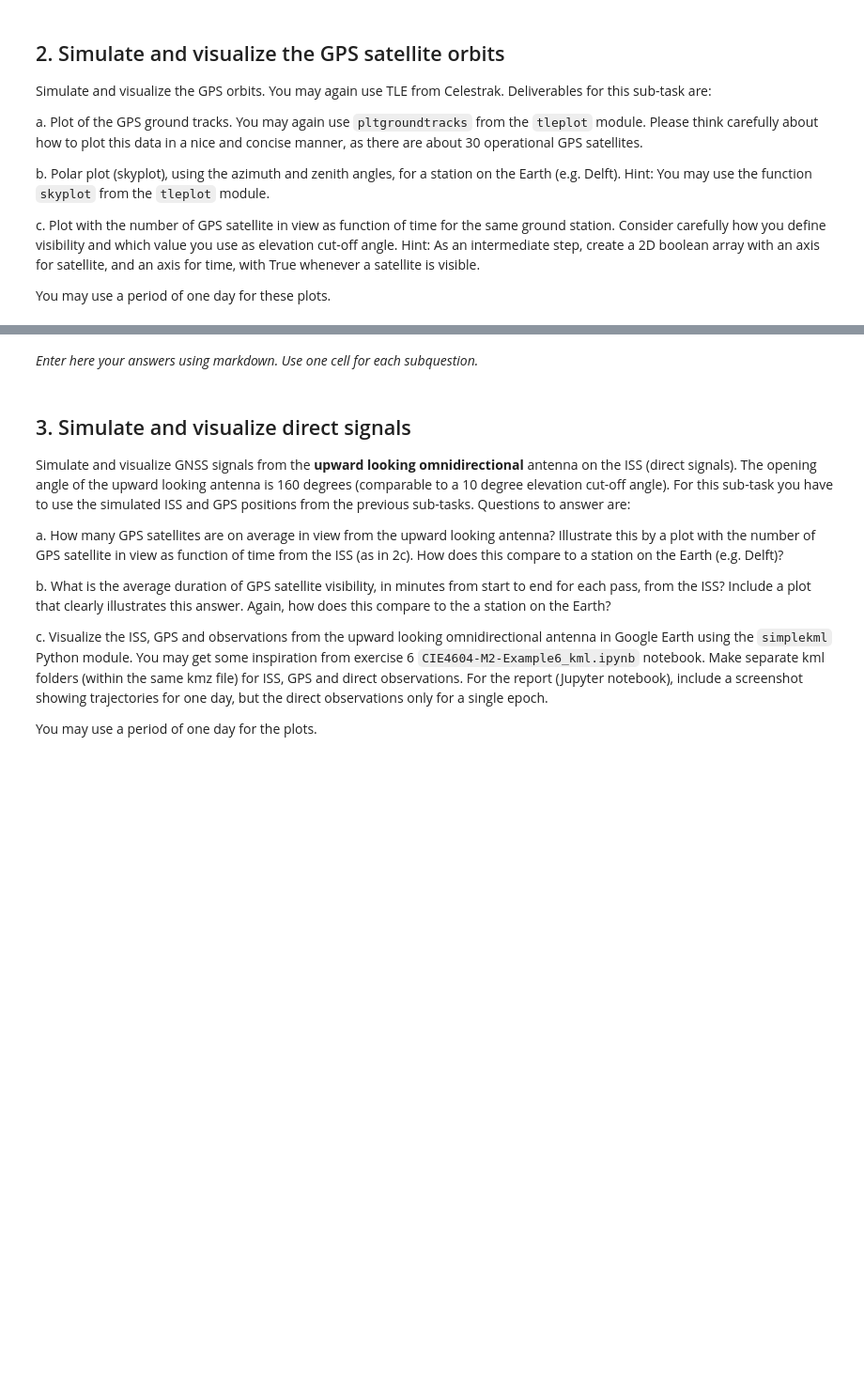
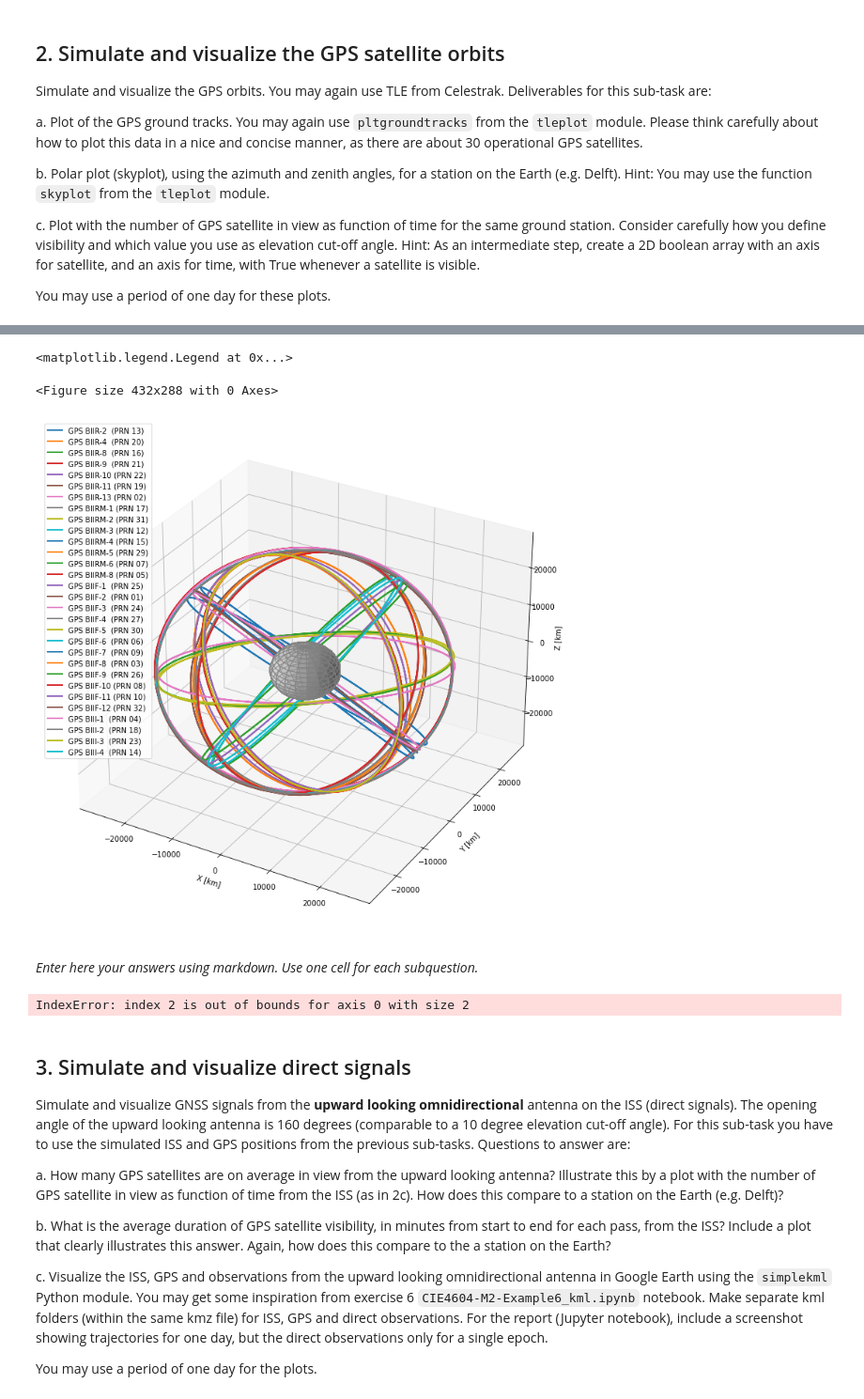
Before and after one commit to mlinds/sim_vis, a Jupyter notebook: assignment2/Assignment2Template.ipynb, the cells around one changed output, grey strips where cells are left out. Shown at 94% size. Cells and saved outputs as stored; diff of their text form; code cells hidden in the pictures; blank space fills up the shorter version.

```diff
--- a/assignment2/Assignment2Template.ipynb
+++ b/assignment2/Assignment2Template.ipynb
@@ -110,5 +115,43 @@ You may use a period of one day for these plots.
+# %%
+plt.clf()
+fig = plt.figure("3D satellite orbit (ECI)",figsize=(20,10), tight_layout=True)
+ax = fig.add_subplot(121, projection='3d')
+for sat in gpsERS:
+    t = tle.tledatenum(['2021-11-15 0:00:00', 24*60 ,1])
+    xsat,vsat = tle.tle2vec(gpsERS,t,sat.name)
+    xsate,vsate = crs.eci2ecef(t,xsat=xsat,vsat=vsat)
+    # modified the plot_orbit_3d to pass extra parameters to the plt.plot() that actually adds the lines.
+    tle.plot_orbit_3D(ax,xsat,label=sat.name)
+
+plt.legend()
+# %% [output]
+<matplotlib.legend.Legend at 0x...>
+<Figure size 432x288 with 0 Axes>
+[figure, added]
 # %% [markdown]
 *Enter here your answers using markdown. Use one cell for each subquestion.*
+# %%
+nepo = t.shape[0]
+ngps = len(gpsERS)
+zgps = np.full([nepo,ngps],np.nan)
+agps = np.full([nepo,ngps],np.nan)
+
+latlon = np.radians([ 52, 4.8 ])
+xobje = 6378136 * [ np.cos(latlon[1]) * np.cos(latlon[2]) ,
+    np.cos(latlon[1]) * np.sin(latlon[2]) ,
+    np.sin(latlon[1])]
+
+for k in range(ngps):
+    xgpsi, vgpsi = tle.tle2vec(gpsERS, t, k)
+    xgpse, vgpse = crs.eci2ecef(t, xgpsi, vgpsi)
+    lookangles, _ = crs.satlookanglesp(t, [xgpse, vgpse], xobje)
+    zgps[:,k] = lookangles[:,1]
+    agps[:,k] = lookangles[:,2]
+
+
+skyplot(t, agps, zgps, cutoff=10)
+# %% [output]
+IndexError: index 2 is out of bounds for axis 0 with size 2
 # %% [markdown]
 ## 3. Simulate and visualize direct signals
 
```
Also changed, not shown: parts of 7 cells of this notebook.
